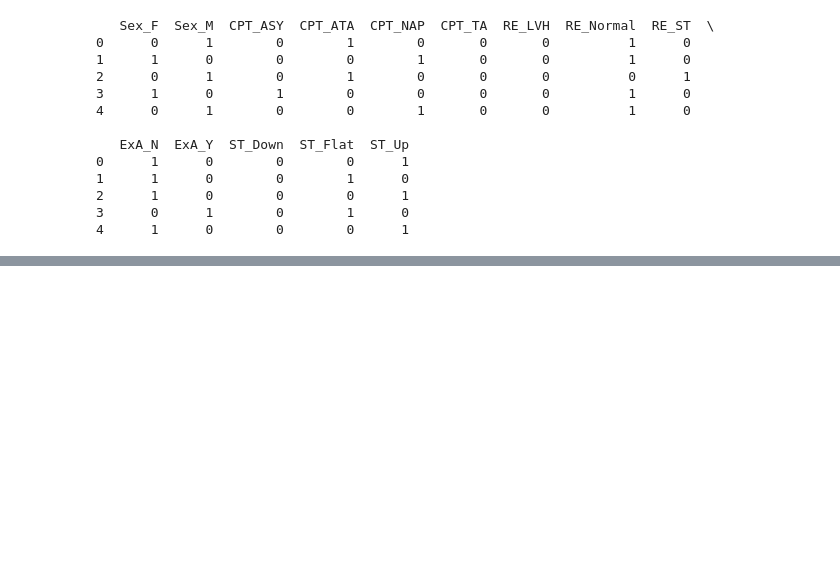
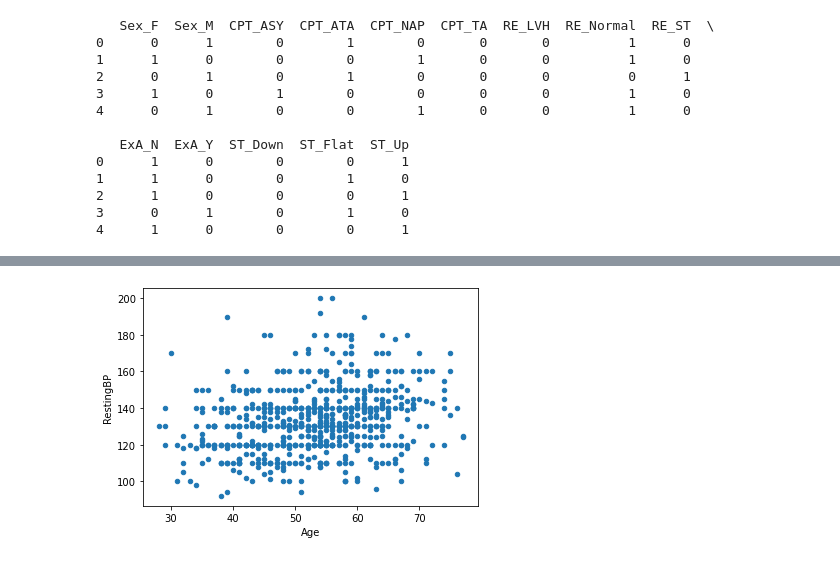
Before and after one commit to EmeryK-1/DataMadness, a Jupyter notebook: Untitled1.ipynb, the cells around one changed output, grey strips where cells are left out. Drawn from its saved outputs; the diff is of its cells as text; code cells hidden in the pictures; blank space fills up the shorter version.

```diff
--- a/Untitled1.ipynb
+++ b/Untitled1.ipynb
@@ -225,0 +406,12 @@ print(cat_onehot.head())
+# %%
+dg.drop(dg.loc[dg['RestingBP']==0].index, inplace=True)
+dg.drop(dg.loc[dg['Cholesterol']==0].index, inplace=True)
+# %%
+corr_value1 = df["Age"].corr(df["RestingBP"])
+
+fig = dg.plot.scatter(
+    x="Age",
+    y="RestingBP",
+)
+# %% [output]
+[figure, added]
```
Also changed, not shown: parts of 28 cells of this notebook.
